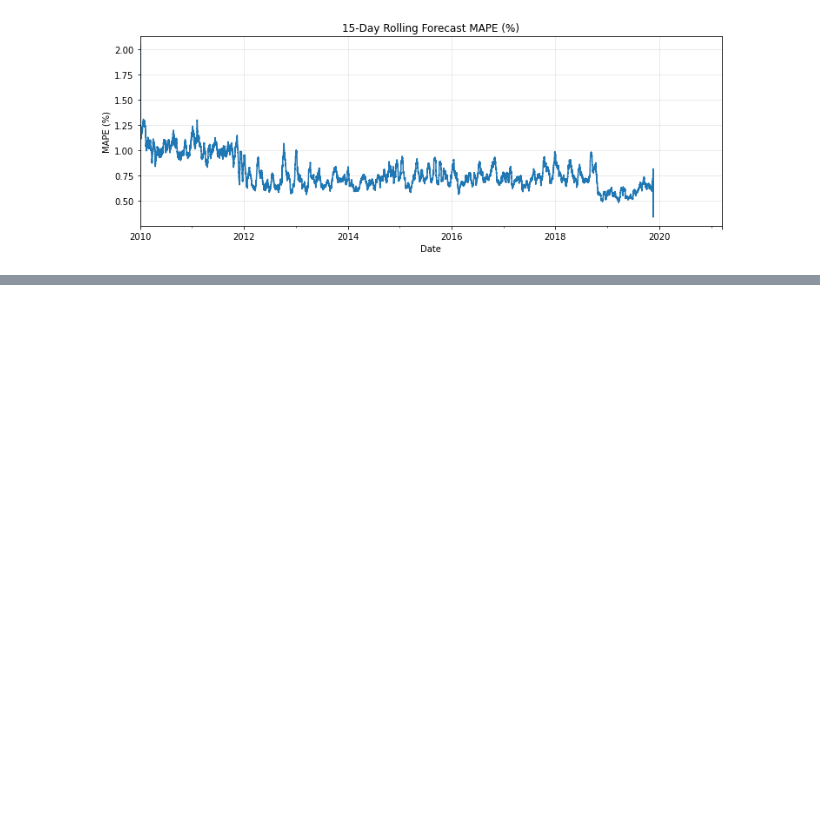
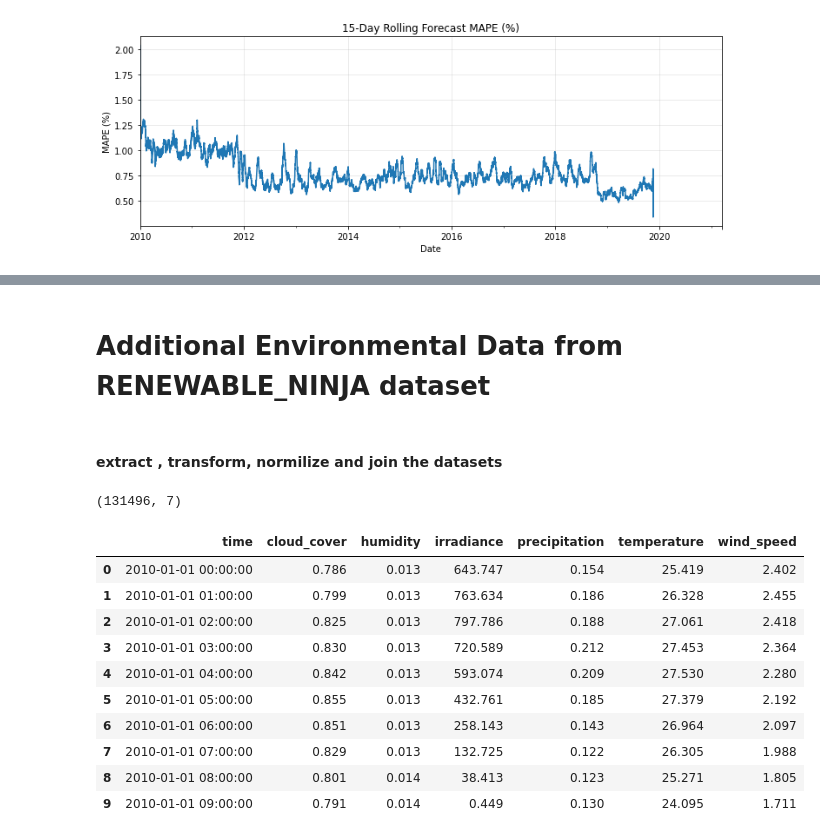
Before and after one commit to frozen-reprise/2025H5_GroupE, a Jupyter notebook: 2025H5_groupE_EDA.ipynb, the cells around one changed output, grey strips where cells are left out. Cells and saved outputs as stored; diff of their text form; code cells hidden in the pictures; blank space fills up the shorter version.

```diff
--- a/2025H5_groupE_EDA.ipynb
+++ b/2025H5_groupE_EDA.ipynb
@@ -942,0 +1079,2 @@ plt.show()
+# %% [markdown]
+# Additional Environmental Data from RENEWABLE_NINJA dataset
@@ -942,0 +1123,63 @@ plt.show()
+# %% [markdown]
+#### extract , transform, normilize and join the datasets
+# %%
+from glob import glob
+
+folder = Path(RENEWABLE_NINJA_DIR)
+files = sorted(glob(str(folder / GLOB_PATTERN)))
+assert files, f"No files found under {folder} with pattern {GLOB_PATTERN}"
+
+frames = []
+for f in files:
+    var = infer_variable_from_filename(f)
+
+    # read minimally: only the two needed columns
+    usecols = ["time", "AU.NS"]
+    df = pd.read_csv(f, usecols=usecols)
+
+    # --- FIX: normalize time to UTC then drop tz to make it naive ---
+    df["time"] = pd.to_datetime(df["time"], utc=True, errors="coerce").dt.tz_localize(None)
+
+    # filter 2010+
+    cutoff = pd.Timestamp("2010-01-01")  # naive (matches column)
+    df = df[df["time"] >= cutoff]
+
+    # rename AU.NS -> variable name
+    df = df.rename(columns={"AU.NS": var})
+
+    # ensure numeric
+    df[var] = pd.to_numeric(df[var], errors="coerce")
+
+    # de-dup times (if any)
+    df = df.groupby("time", as_index=False)[var].mean()
+
+    frames.append(df)
+
+len(frames), [Path(f).name for f in files]
+
+# Start from the first, outer-join others on 'time'
+env = None
+for i, df in enumerate(frames):
+    if env is None:
+        env = df.copy()
+    else:
+        env = env.merge(df, on="time", how="outer")
+
+# sort and tidy
+env = env.sort_values("time").reset_index(drop=True)
+
+print(env.shape)
+env.head(10)
+# %% [output]
+(131496, 7)
+|  | time | cloud_cover | humidity | irradiance | precipitation | temperature | wind_speed |
+| 0 | 2010-01-01 00:00:00 | 0.786 | 0.013 | 643.747 | 0.154 | 25.419 | 2.402 |
+| 1 | 2010-01-01 01:00:00 | 0.799 | 0.013 | 763.634 | 0.186 | 26.328 | 2.455 |
+| 2 | 2010-01-01 02:00:00 | 0.825 | 0.013 | 797.786 | 0.188 | 27.061 | 2.418 |
+| 3 | 2010-01-01 03:00:00 | 0.830 | 0.013 | 720.589 | 0.212 | 27.453 | 2.364 |
+| 4 | 2010-01-01 04:00:00 | 0.842 | 0.013 | 593.074 | 0.209 | 27.530 | 2.280 |
+| 5 | 2010-01-01 05:00:00 | 0.855 | 0.013 | 432.761 | 0.185 | 27.379 | 2.192 |
+| 6 | 2010-01-01 06:00:00 | 0.851 | 0.013 | 258.143 | 0.143 | 26.964 | 2.097 |
+| 7 | 2010-01-01 07:00:00 | 0.829 | 0.013 | 132.725 | 0.122 | 26.305 | 1.988 |
+| 8 | 2010-01-01 08:00:00 | 0.801 | 0.014 | 38.413 | 0.123 | 25.271 | 1.805 |
+| 9 | 2010-01-01 09:00:00 | 0.791 | 0.014 | 0.449 | 0.130 | 24.095 | 1.711 |
```
Also changed, not shown: parts of 43 cells of this notebook, 1 other file.
